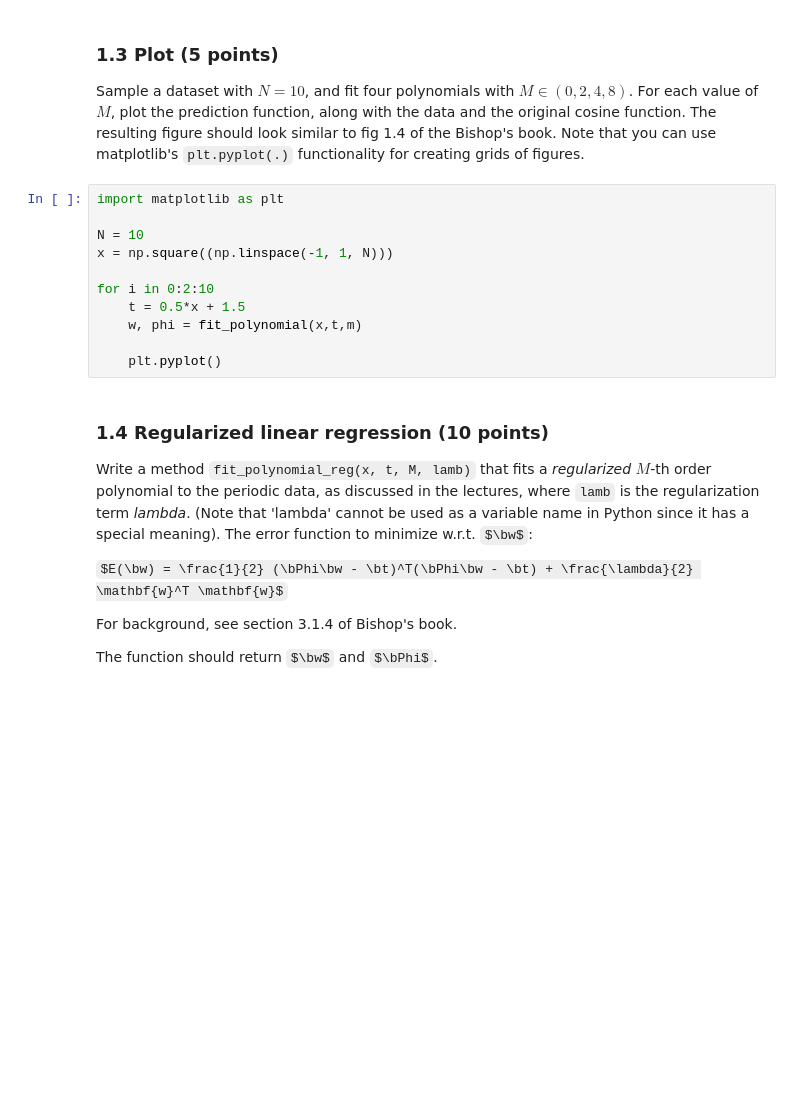
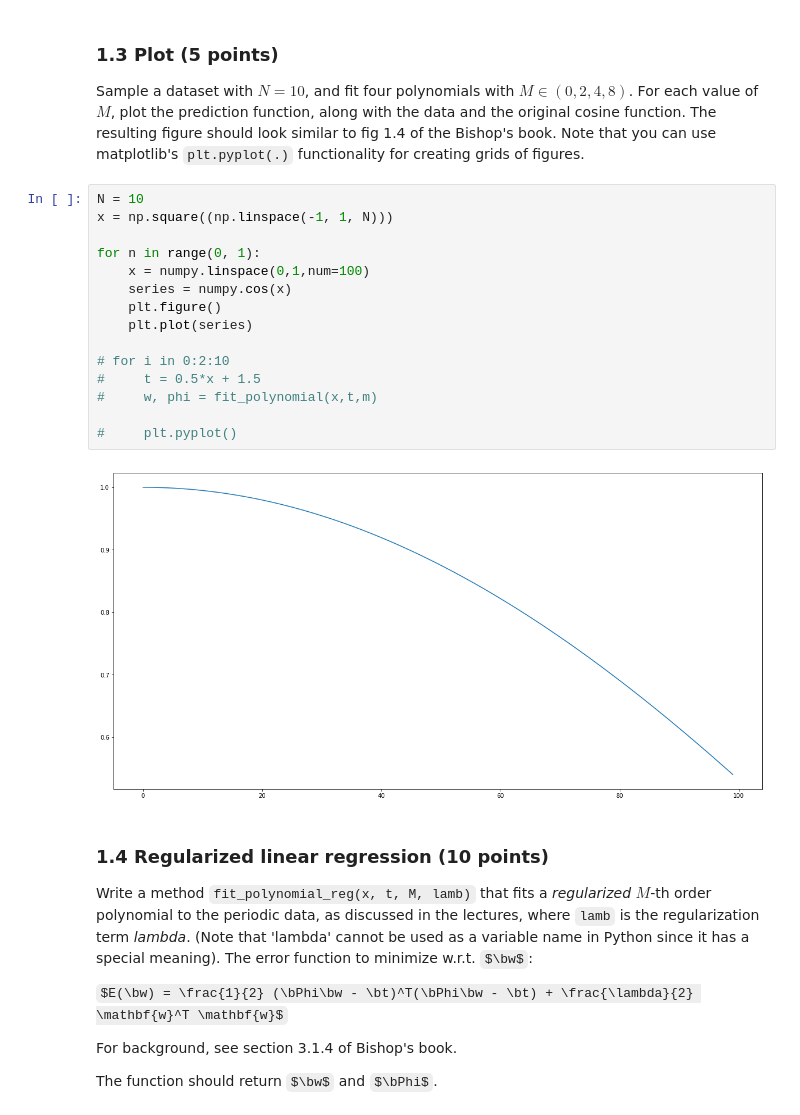
Before and after one commit to ArendvD/ML1, a Jupyter notebook: Lab1/lab1.ipynb, the cells around one changed output. Drawn from its saved outputs; the diff is of its cells as text; some formulas as TeX source; blank space fills up the shorter version.

```diff
--- a/Lab1/lab1.ipynb
+++ b/Lab1/lab1.ipynb
@@ -126,16 +126,22 @@ assert Phi.shape == (N, m+1), "The shape of Phi is incorrect"
 Sample a dataset with $N=10$, and fit four polynomials with $M \in (0, 2, 4, 8)$.
 For each value of $M$, plot the prediction function, along with the data and the original cosine function. The resulting figure should look similar to fig 1.4 of the Bishop's book. Note that you can use matplotlib's `plt.pyplot(.)` functionality for creating grids of figures.
 # %%
-import matplotlib as plt
-
 N = 10
 x = np.square((np.linspace(-1, 1, N)))
 
-for i in 0:2:10
-    t = 0.5*x + 1.5
-    w, phi = fit_polynomial(x,t,m)
+for n in range(0, 1):
+    x = numpy.linspace(0,1,num=100)
+    series = numpy.cos(x)
+    plt.figure()
+    plt.plot(series)
 
-    plt.pyplot()
+# for i in 0:2:10
+#     t = 0.5*x + 1.5
+#     w, phi = fit_polynomial(x,t,m)
+
+#     plt.pyplot()
+# %% [output]
+[figure, added]
 # %% [markdown]
 ### 1.4 Regularized linear regression (10 points)
 
```
Also changed, not shown: parts of 9 cells of this notebook.
